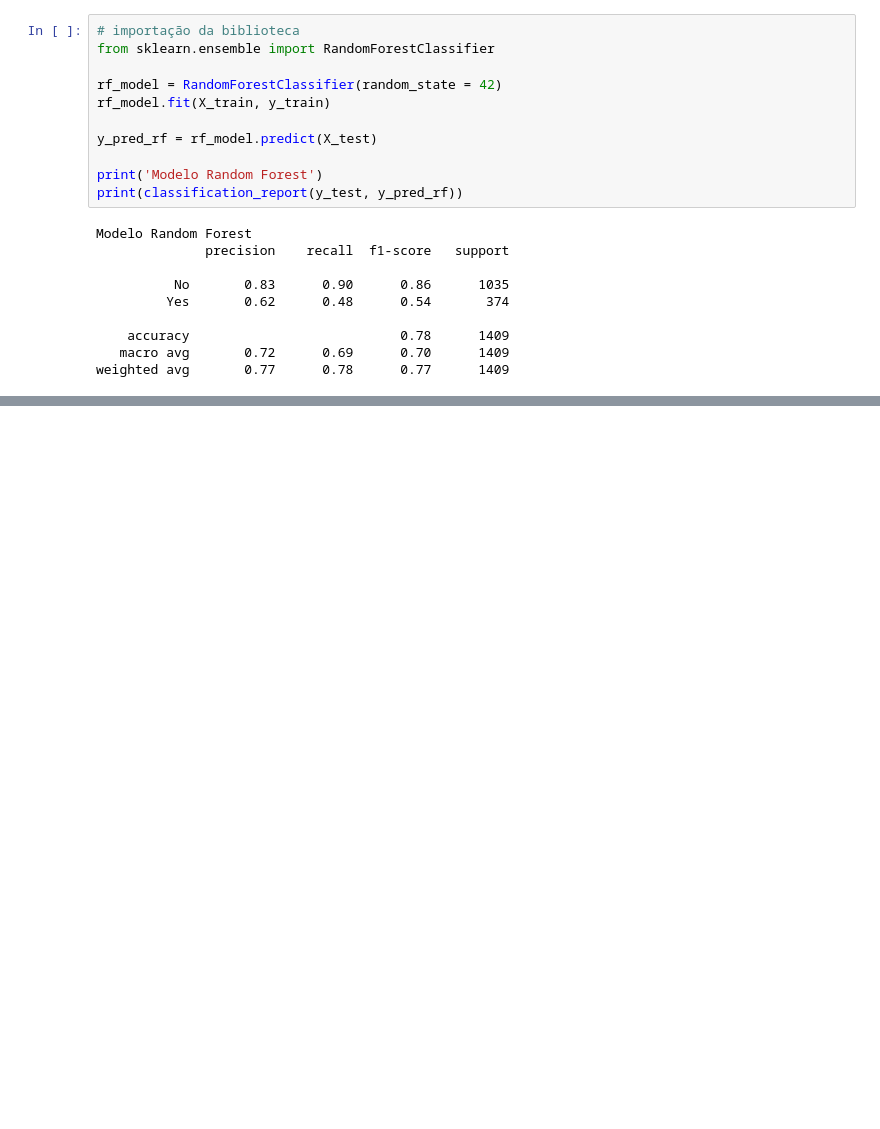
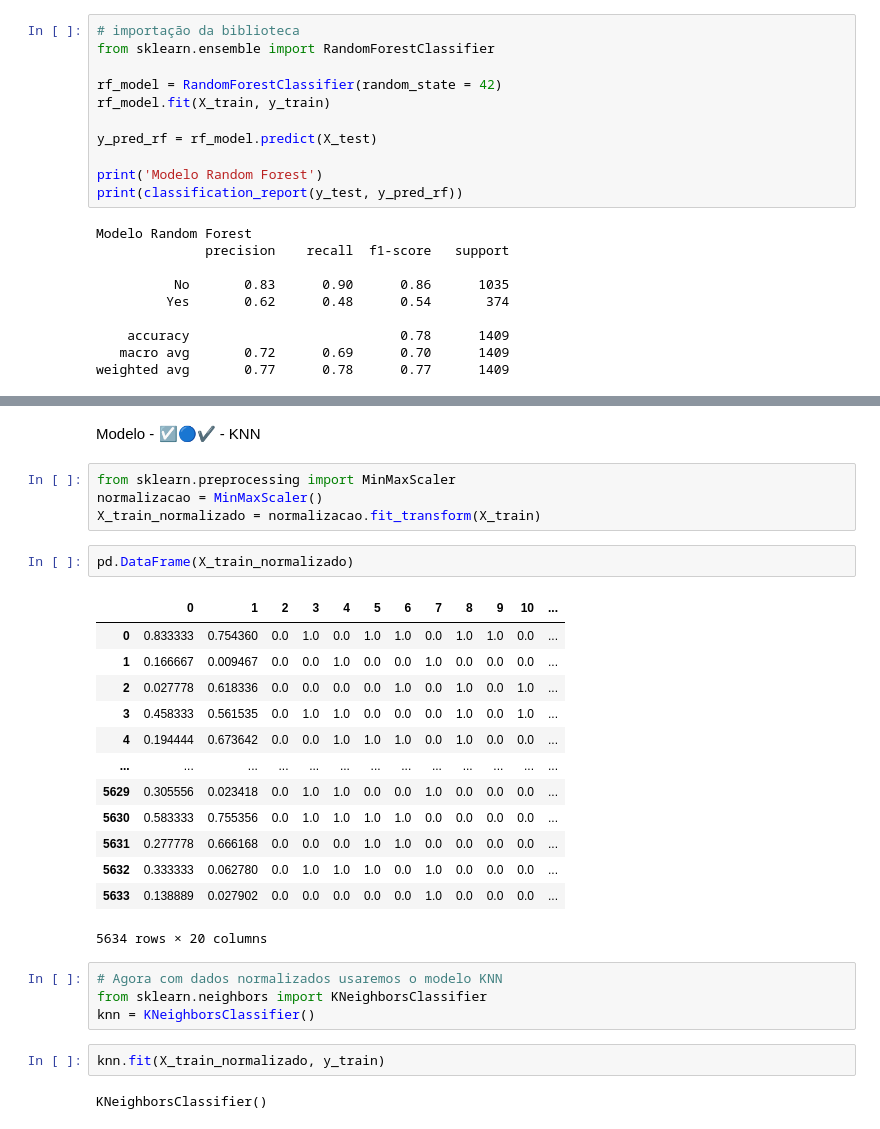
Before and after one commit to carlos-000-carlos/Challenge_3-TelecomX_parte2_BR-Cabral, a Jupyter notebook: TelecomX2_BR.ipynb, the cells around one changed output, grey strips where cells are left out. Cells and saved outputs as stored; diff of their text form; blank space fills up the shorter version.

```diff
--- a/TelecomX2_BR.ipynb
+++ b/TelecomX2_BR.ipynb
@@ -499,0 +605,30 @@ plt.show()
+# %% [markdown]
+Modelo - ☑️🔵✔️ - KNN
+# %%
+from sklearn.preprocessing import MinMaxScaler
+normalizacao = MinMaxScaler()
+X_train_normalizado = normalizacao.fit_transform(X_train)
+# %%
+pd.DataFrame(X_train_normalizado)
+# %% [output]
+|  | 0 | 1 | 2 | 3 | 4 | 5 | 6 | 7 | 8 | 9 | 10 | ... |
+| 0 | 0.833333 | 0.754360 | 0.0 | 1.0 | 0.0 | 1.0 | 1.0 | 0.0 | 1.0 | 1.0 | 0.0 | ... |
+| 1 | 0.166667 | 0.009467 | 0.0 | 0.0 | 1.0 | 0.0 | 0.0 | 1.0 | 0.0 | 0.0 | 0.0 | ... |
+| 2 | 0.027778 | 0.618336 | 0.0 | 0.0 | 0.0 | 0.0 | 1.0 | 0.0 | 1.0 | 0.0 | 1.0 | ... |
+| 3 | 0.458333 | 0.561535 | 0.0 | 1.0 | 1.0 | 0.0 | 0.0 | 0.0 | 1.0 | 0.0 | 1.0 | ... |
+| 4 | 0.194444 | 0.673642 | 0.0 | 0.0 | 1.0 | 1.0 | 1.0 | 0.0 | 1.0 | 0.0 | 0.0 | ... |
+| ... | ... | ... | ... | ... | ... | ... | ... | ... | ... | ... | ... | ... |
+| 5629 | 0.305556 | 0.023418 | 0.0 | 1.0 | 1.0 | 0.0 | 0.0 | 1.0 | 0.0 | 0.0 | 0.0 | ... |
+| 5630 | 0.583333 | 0.755356 | 0.0 | 1.0 | 1.0 | 1.0 | 1.0 | 0.0 | 0.0 | 0.0 | 0.0 | ... |
+| 5631 | 0.277778 | 0.666168 | 0.0 | 0.0 | 0.0 | 1.0 | 1.0 | 0.0 | 0.0 | 0.0 | 0.0 | ... |
+| 5632 | 0.333333 | 0.062780 | 0.0 | 1.0 | 1.0 | 1.0 | 0.0 | 1.0 | 0.0 | 0.0 | 0.0 | ... |
+| 5633 | 0.138889 | 0.027902 | 0.0 | 0.0 | 0.0 | 0.0 | 0.0 | 1.0 | 0.0 | 0.0 | 0.0 | ... |
+5634 rows × 20 columns
+# %%
+# Agora com dados normalizados usaremos o modelo KNN
+from sklearn.neighbors import KNeighborsClassifier
+knn = KNeighborsClassifier()
+# %%
+knn.fit(X_train_normalizado, y_train)
+# %% [output]
+KNeighborsClassifier()
```
Also changed, not shown: parts of 26 cells of this notebook.
